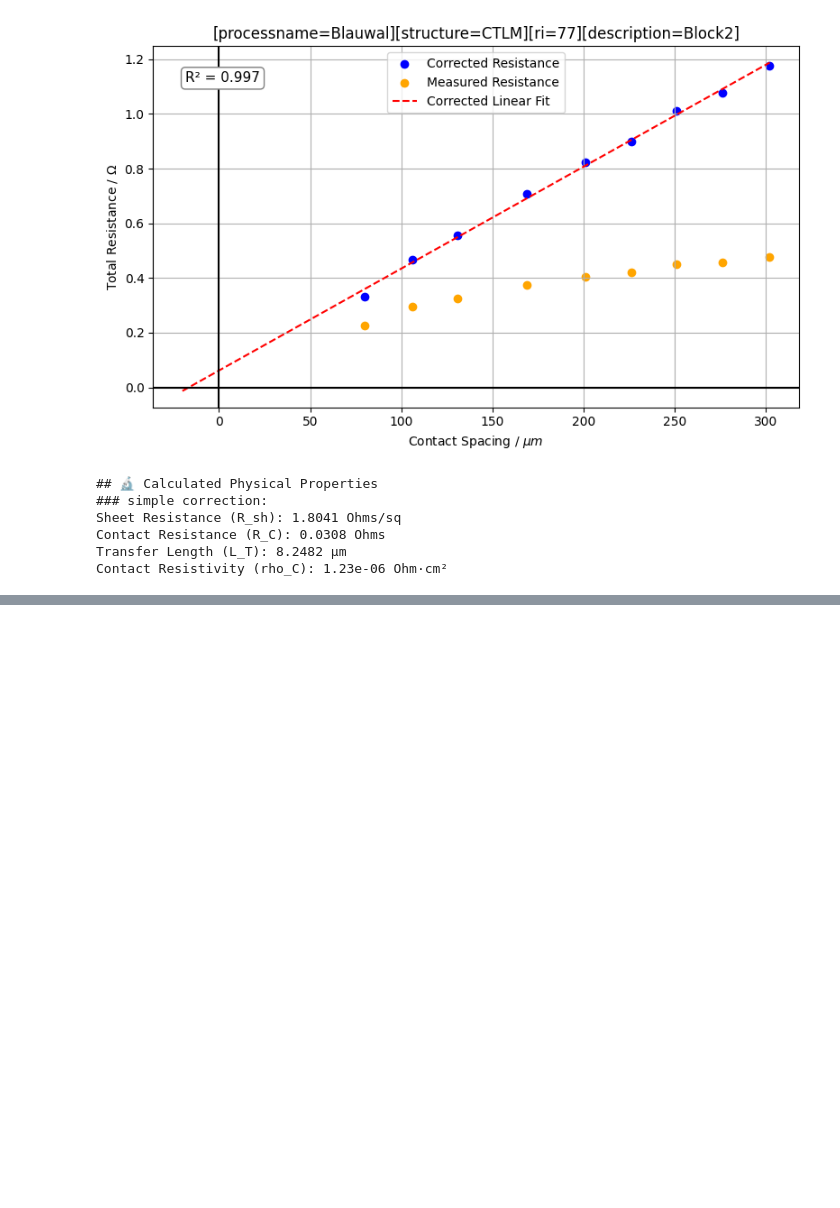
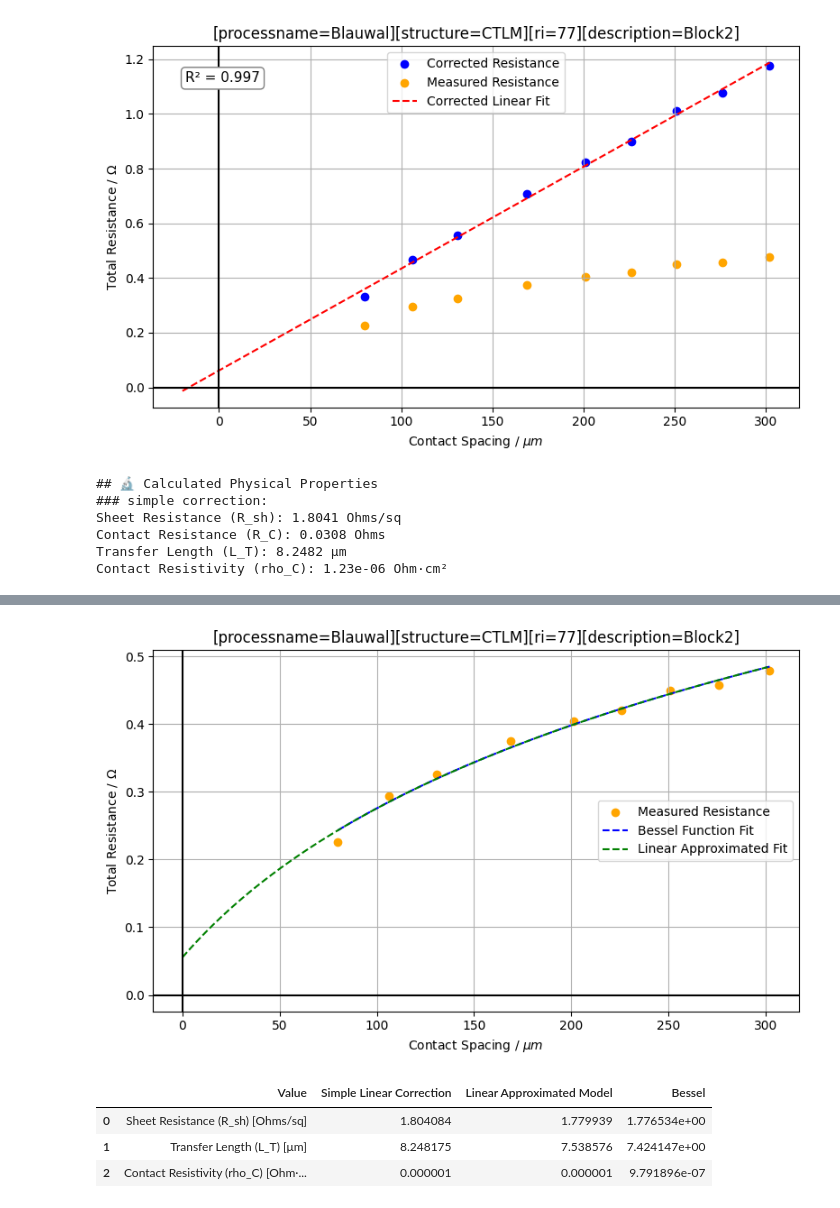
Before and after one commit to XXLutz13/Master_data, a Jupyter notebook: cTLM.ipynb, the cells around one changed output, grey strips where cells are left out. Drawn from its saved outputs; the diff is of its cells as text; code cells hidden in the pictures; blank space fills up the shorter version.

```diff
--- a/cTLM.ipynb
+++ b/cTLM.ipynb
@@ -267,0 +256,76 @@ Contact Resistivity (rho_C): 1.01e-06 Ohm·cm²
+# %%
+# @param distances: array of contact spacings
+# @param r_inner: inner radius of the CTLM structure
+# @param Rsh: sheet resistance -> initial guess
+# @param Lt: transfer length -> initial guess
+# this still uses the assumption of R_sh being constant under and between the contacts
+def ctlm_bessel_model(geometries, Rsh, L_T):
+
+        (distances, r_inner) = geometries
+        # Term 1: Resistance of the semiconductor gap
+        term_gap = np.log((r_inner + distances) / r_inner)
+
+        # Term 2: Resistance of the inner contact (using using bessel functions I0 and I1)
+        term_inner = (L_T / r_inner) * (special.i0(r_inner / L_T) / special.i1(r_inner / L_T))
+
+        # Term 3: Resistance of the outer contact (using bessel functions K0 and K1)
+        term_outer = (L_T / (r_inner + distances)) * (special.k0((r_inner + distances) / L_T) / special.k1((r_inner + distances) / L_T))
+
+        # Total Resistance
+        R_T = (Rsh / (2 * np.pi)) * (term_gap + term_inner + term_outer)
+
+        return R_T
+
+# function for fitting the full bessel function model for the total resistance
+def fit_bessel_model(distances, r_inner, R_list, Rsh, L_T):
+
+    popt, pcov = curve_fit(ctlm_bessel_model, (distances, r_inner), R_list, p0=[Rsh, L_T], bounds=([0, 0], [np.inf, np.inf]))
+
+    Rsh_fit, Lt_fit = popt
+
+    rho_c = Rsh_fit * (Lt_fit**2) * 1e-8  # 1e-8 to convert from ohm·μm² to ohm·cm²
+
+    return Rsh_fit, Lt_fit, rho_c
+
+r_inner_array = np.full_like(distances, r_inner)
+Rsh_fit, Lt_fit, rho_c_fit = fit_bessel_model(distances=distances, r_inner=r_inner_array, R_list=R_list, Rsh=R_sh_linear, L_T=L_T_linear)
+
+distances_smooth = np.linspace(min(distances), max(distances), 200)
+ri_smooth = np.full_like(distances_smooth, r_inner)
+Rt_fit_curve = ctlm_bessel_model((distances_smooth, ri_smooth), Rsh_fit, Lt_fit)
+
+
+plt.figure(figsize=(8, 5))
+
+plt.scatter(distances, R_list, color='orange', marker='o', label='Measured Resistance')
+plt.plot(distances_smooth, Rt_fit_curve, color='blue', linestyle='--', label='Bessel Function Fit')
+
+d_fit, R_fit, R_sh_linFit, L_T_linFit, rho_C_linFit, R_intercept = fit_linear_approximation(distances, np.array(R_list), r_inner)
+plt.plot(d_fit, R_fit, color='green', linestyle='--', label='Linear Approximated Fit')
+
+plt.axhline(0, color='black', linewidth=1.5)
+plt.axvline(0, color='black', linewidth=1.5)
+
+plt.title(name)
+plt.xlabel("Contact Spacing / $\\mu m$")
+plt.ylabel("Total Resistance / $\\Omega$")
+plt.legend()
+plt.tight_layout()
+# plt.xlim(0, max(list_of_measurements.keys())+20)
+plt.grid(True)
+plt.show()
+# %% [output]
+[figure, added]
+# %%
+# compare results from all models:
+results_df = pd.DataFrame(columns=['Value', 'Simple Linear Correction', 'Linear Approximated Model', 'Bessel'])
+results_df['Value'] = ['Sheet Resistance (R_sh) [Ohms/sq]', 'Transfer Length (L_T) [μm]', 'Contact Resistivity (rho_C) [Ohm·cm²]']
+results_df['Simple Linear Correction'] = [R_sh, L_T, roh_C]
+results_df['Linear Approximated Model'] = [R_sh_linear, L_T_linear, rho_C_linear]
+results_df['Bessel'] = [Rsh_fit, Lt_fit, rho_c_fit]
+results_df
+# %% [output]
+|  | Value | Simple Linear Correction | Linear Approximated Model | Bessel |
+| 0 | Sheet Resistance (R_sh) [Ohms/sq] | 1.804084 | 1.779939 | 1.776534e+00 |
+| 1 | Transfer Length (L_T) [μm] | 8.248175 | 7.538576 | 7.424147e+00 |
+| 2 | Contact Resistivity (rho_C) [Ohm·... | 0.000001 | 0.000001 | 9.791896e-07 |
```
Also changed, not shown: parts of 5 cells of this notebook.
